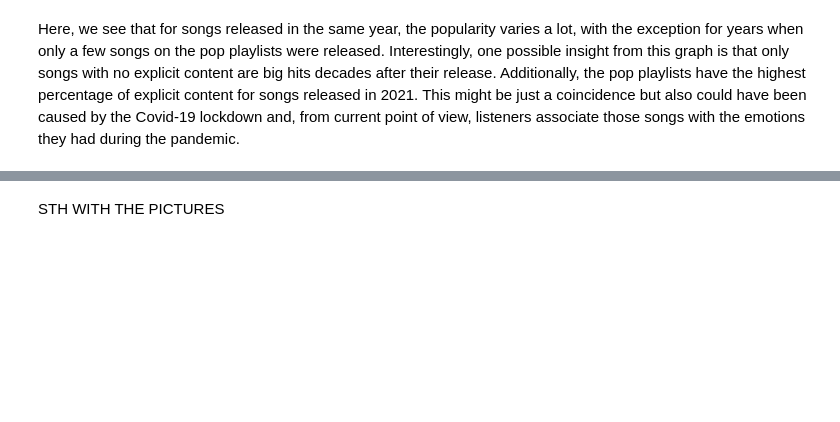
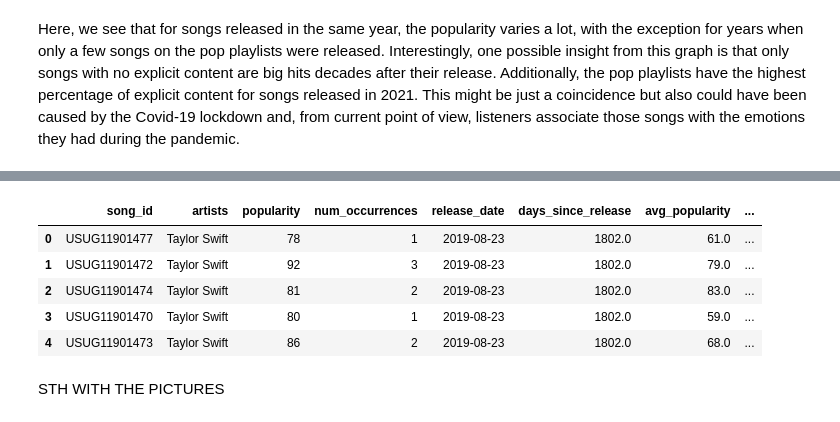
Before and after one commit to adamwadolowski/spotify-playlists-EDA, a Jupyter notebook: notebooks/NB03-Exploratory-Data-Analysis.ipynb, the cells around one changed output, grey strips where cells are left out. Cells and saved outputs as stored; diff of their text form; code cells hidden in the pictures; blank space fills up the shorter version.

```diff
--- a/notebooks/NB03-Exploratory-Data-Analysis.ipynb
+++ b/notebooks/NB03-Exploratory-Data-Analysis.ipynb
@@ -138,2 +172,29 @@ Currently, the consensus is that Taylor Swift is the most popular singer worldwi
+# %%
+singers['release_date'] = pd.to_datetime(singers['release_date'], format='ISO8601')
+singers['days_since_release'] = singers['release_date'].apply(lambda x: str(pd.to_datetime('2024-07-29', format='ISO8601') - x)).apply(lambda x: x.split(' ')[0]).apply(lambda x: int(x) if x != 'NaT' else None)
+
+singers['artists'] = singers['artists'].apply(lambda x: x.split(','))
+singers = singers.explode('artists')
+
+singers = singers.dropna(subset=['popularity', 'days_since_release'])
+
+def weighted_avg(df):
+    v = df['popularity']
+    w = df['days_since_release']
+    return (v * w).sum() / w.sum()
+
+singers['avg_popularity'] = singers.groupby('artists')[['popularity', 'days_since_release']].apply(weighted_avg).reset_index(level=0, drop=True)
+singers = singers.dropna(subset=['avg_popularity'])
+
+singers['num_of_songs'] = singers.groupby('artists')['num_occurrences'].sum()
+# %%
+singers.head()
+# %% [output]
+|  | song_id | artists | popularity | num_occurrences | release_date | days_since_release | avg_popularity | ... |
+| 0 | USUG11901477 | Taylor Swift | 78 | 1 | 2019-08-23 | 1802.0 | 61.0 | ... |
+| 1 | USUG11901472 | Taylor Swift | 92 | 3 | 2019-08-23 | 1802.0 | 79.0 | ... |
+| 2 | USUG11901474 | Taylor Swift | 81 | 2 | 2019-08-23 | 1802.0 | 83.0 | ... |
+| 3 | USUG11901470 | Taylor Swift | 80 | 1 | 2019-08-23 | 1802.0 | 59.0 | ... |
+| 4 | USUG11901473 | Taylor Swift | 86 | 2 | 2019-08-23 | 1802.0 | 68.0 | ... |
 # %% [markdown]
 STH WITH THE PICTURES
```
Also changed, not shown: parts of 6 cells of this notebook, 1 other file.
